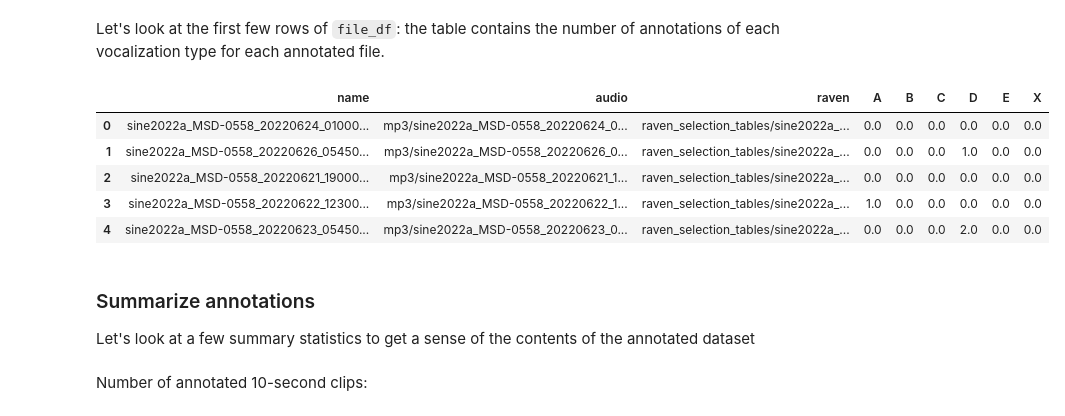
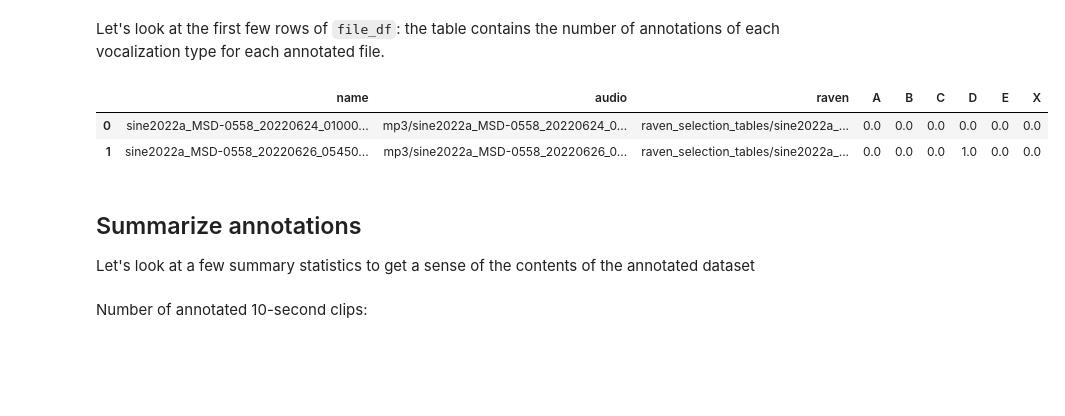
Before and after one commit to kitzeslab/rana-sierrae-cnn, a Jupyter notebook: 01_explore_annotated_data.ipynb, the cells around one changed output. Cells and saved outputs as stored; diff of their text form; code cells hidden in the pictures; blank space fills up the shorter version.

```diff
--- a/01_explore_annotated_data.ipynb
+++ b/01_explore_annotated_data.ipynb
@@ -156,16 +159,13 @@ for i in file_df.index:
 # %% [markdown]
 Let's look at the first few rows of `file_df`: the table contains the number of annotations of each vocalization type for each annotated file.
 # %%
-file_df.head()
+file_df.head(2)
 # %% [output]
 |  | name | audio | raven | A | B | C | D | E | X |
 | 0 | sine2022a_MSD-0558_20220624_01000... | mp3/sine2022a_MSD-0558_20220624_0... | raven_selection_tables/sine2022a_... | 0.0 | 0.0 | 0.0 | 0.0 | 0.0 | 0.0 |
 | 1 | sine2022a_MSD-0558_20220626_05450... | mp3/sine2022a_MSD-0558_20220626_0... | raven_selection_tables/sine2022a_... | 0.0 | 0.0 | 0.0 | 1.0 | 0.0 | 0.0 |
-| 2 | sine2022a_MSD-0558_20220621_19000... | mp3/sine2022a_MSD-0558_20220621_1... | raven_selection_tables/sine2022a_... | 0.0 | 0.0 | 0.0 | 0.0 | 0.0 | 0.0 |
-| 3 | sine2022a_MSD-0558_20220622_12300... | mp3/sine2022a_MSD-0558_20220622_1... | raven_selection_tables/sine2022a_... | 1.0 | 0.0 | 0.0 | 0.0 | 0.0 | 0.0 |
-| 4 | sine2022a_MSD-0558_20220623_05450... | mp3/sine2022a_MSD-0558_20220623_0... | raven_selection_tables/sine2022a_... | 0.0 | 0.0 | 0.0 | 2.0 | 0.0 | 0.0 |
 # %% [markdown]
-### Summarize annotations
+## Summarize annotations
 
 Let's look at a few summary statistics to get a sense of the contents of the annotated dataset
 # %% [markdown]
```
Also changed, not shown: parts of 12 cells of this notebook, 48 other files.
